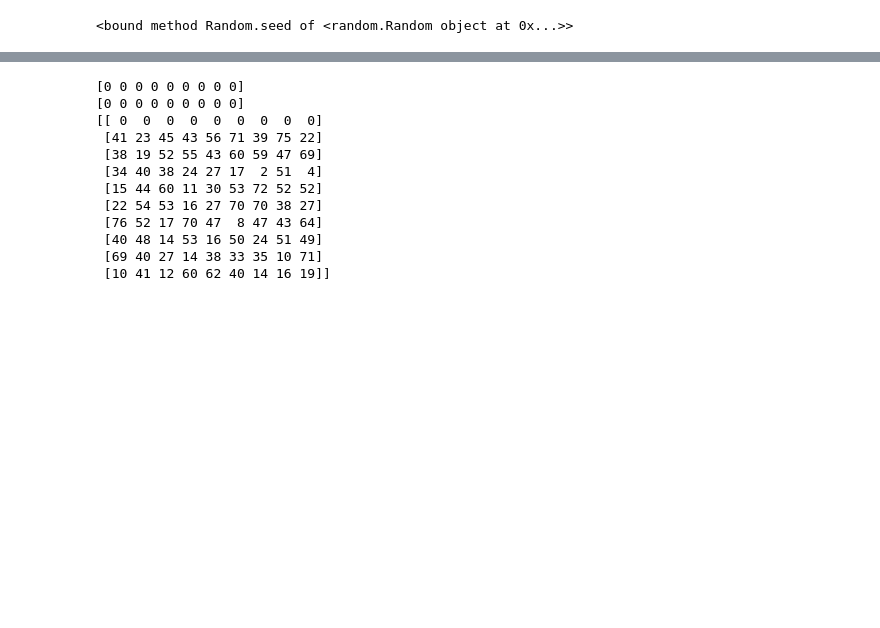
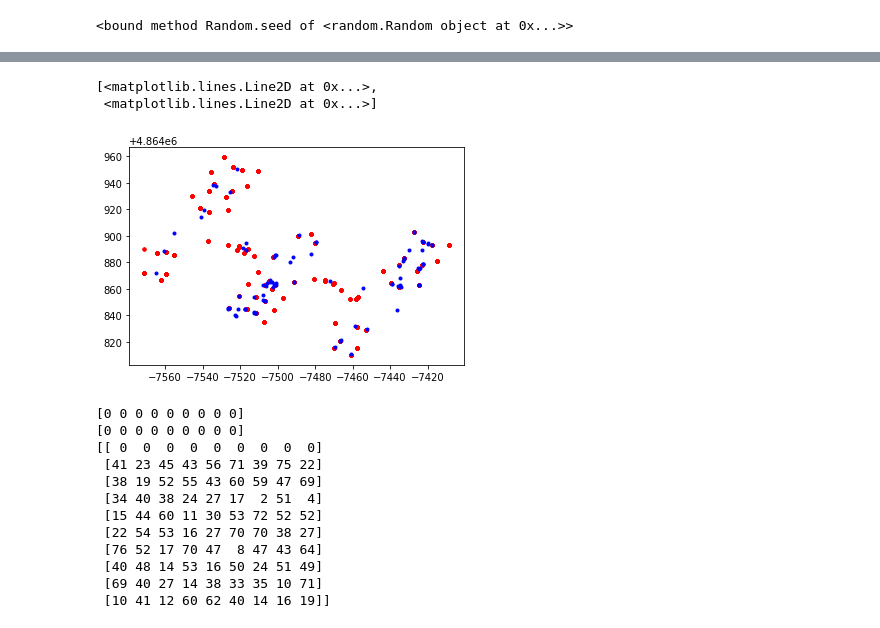
Before and after one commit to heathcliffYang/CRF, a Jupyter notebook: CRF_for_U.ipynb, the cells around one changed output, grey strips where cells are left out. Cells and saved outputs as stored; diff of their text form; code cells hidden in the pictures; blank space fills up the shorter version.

Commit message:
1D to 2D coordinates building

```diff
--- a/CRF_for_U.ipynb
+++ b/CRF_for_U.ipynb
@@ -114,33 +438,0 @@ for i in range(data_num):
-# %%
-# validate
-# extract data
-
-i = -1
-
-data_num_v = 86 # 86 in validation dataset
-
-wifi_loc_time_v = np.zeros(shape = (data_num_v, 523))
-
-# 520 WAP
-# FLOOR 2
-# Building 1
-# timestamp
-
-# total data num = 19938
-
-with open("1478167721_0345678_validationData.csv", newline='') as v_csvfile:
-    spamreader_v = csv.reader(v_csvfile, delimiter=',')
-    for row in spamreader_v:
-        if (row[523] == 'BUILDINGID'):
-            continue
-        elif (row[523] is not '1' or row[522] is not '2'):
-            continue
-        i = i+1
-        #if (i > data_num):
-        #    break
-        # wifi
-        wifi_loc_time_v[i-1][:520] = np.array(row[:520])
-        # location x, y
-        wifi_loc_time_v[i-1][520:522] = np.array(row[520:522])
-        # time stamp
-        wifi_loc_time_v[i-1][-1] = np.array(row[-1])
@@ -179,3 +439,10 @@ for i in location_list_v:
+# %%
+# # plot exist points both train and test
+plt.plot(wifi_loc_time[:, 520:521], wifi_loc_time[:, 521:522], 'r.', wifi_loc_time_v[:, 520:521], wifi_loc_time_v[:, 521:522], 'b.')
+# %% [output]
+[<matplotlib.lines.Line2D at 0x...>,
+ <matplotlib.lines.Line2D at 0x...>]
+[figure, added]
 # %%
 for i in range(data_num_v):
     if (int(i/batch_num) >= 9):
```
Also changed, not shown: parts of 29 cells of this notebook.
